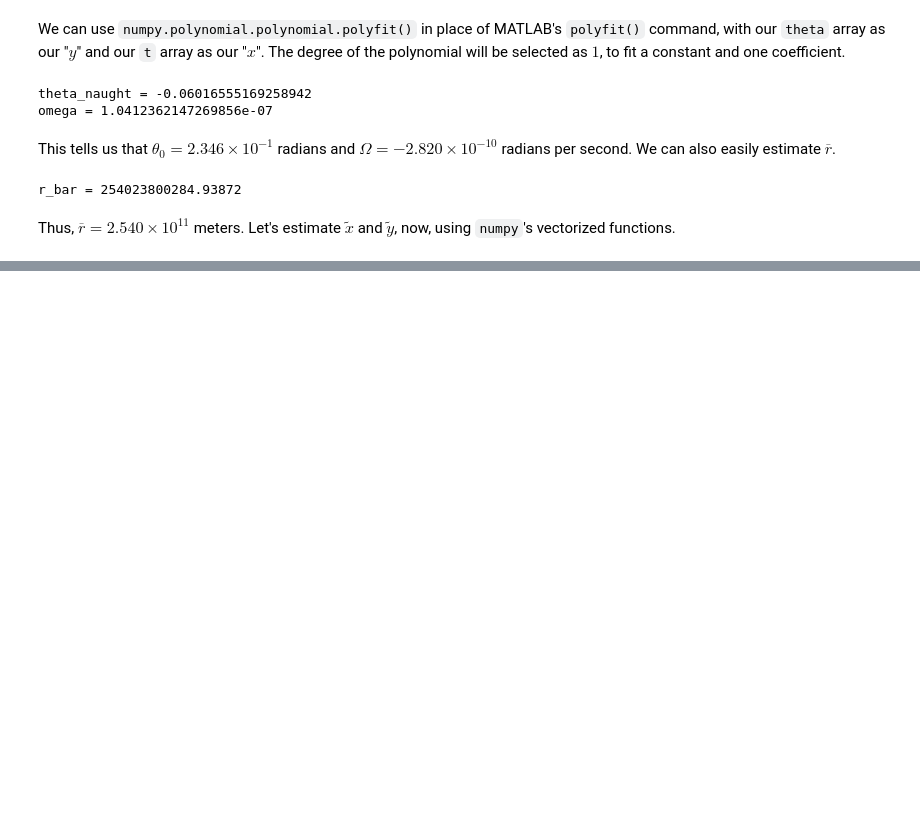
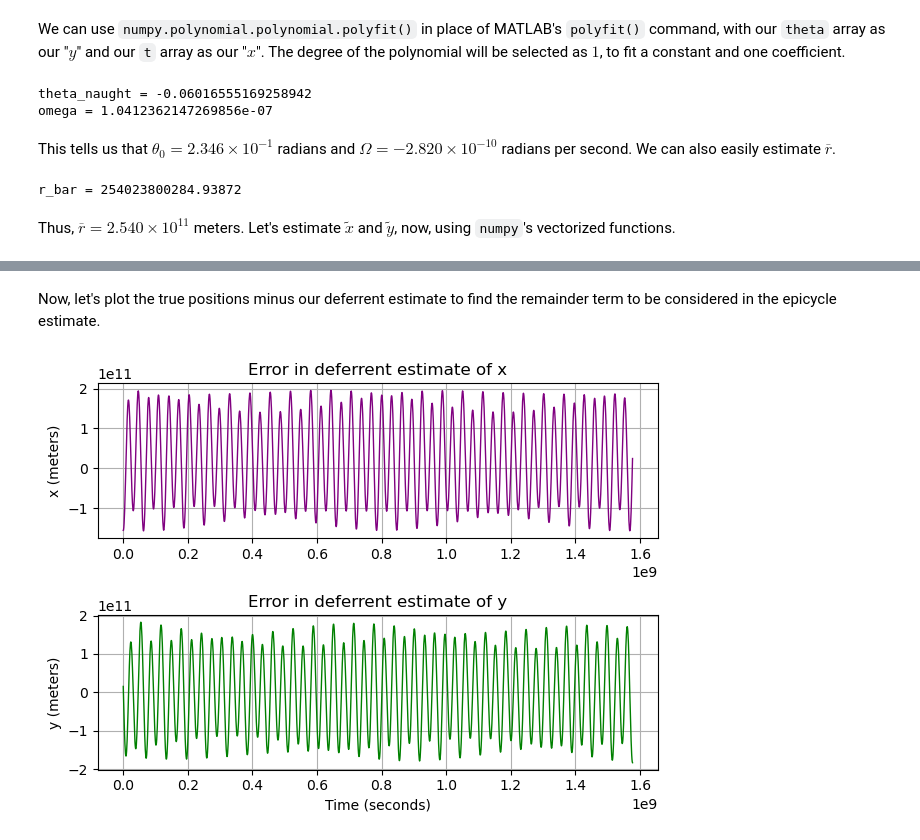
Before and after one commit to lemondoroshow/geoscienceModeling, a Jupyter notebook: celestialMechanics/copernican_revolution.ipynb, the cells around one changed output, grey strips where cells are left out. Cells and saved outputs as stored; diff of their text form; code cells hidden in the pictures; blank space fills up the shorter version.

Commit message:
Fit epicycle model

```diff
--- a/celestialMechanics/copernican_revolution.ipynb
+++ b/celestialMechanics/copernican_revolution.ipynb
@@ -144,0 +169,21 @@ $$ \tilde{y} = \overline{r}\cdot[\sin(\Omega t+\theta_0)+a\sin(\omega t+\theta_1
+# %% [markdown]
+Now, let's plot the true positions minus our deferrent estimate to find the remainder term to be considered in the epicycle estimate.
+# %%
+fig, axs = plt.subplots(2, 1)
+
+# Plot x error
+axs[0].plot(t, np.subtract(true_x, x_tilde), color = "purple", lw = 1)
+axs[0].set_title("Error in deferrent estimate of x")
+axs[0].set_ylabel("x (meters)")
+axs[0].grid()
+
+# Plot y error
+axs[1].plot(t, np.subtract(true_y, y_tilde), color = "green", lw = 1)
+axs[1].set_title("Error in deferrent estimate of y")
+axs[1].set_ylabel("y (meters)")
+axs[1].grid()
+
+plt.xlabel("Time (seconds)")
+plt.tight_layout()
+# %% [output]
+[figure, added]
```
Also changed, not shown: parts of 33 cells of this notebook.
